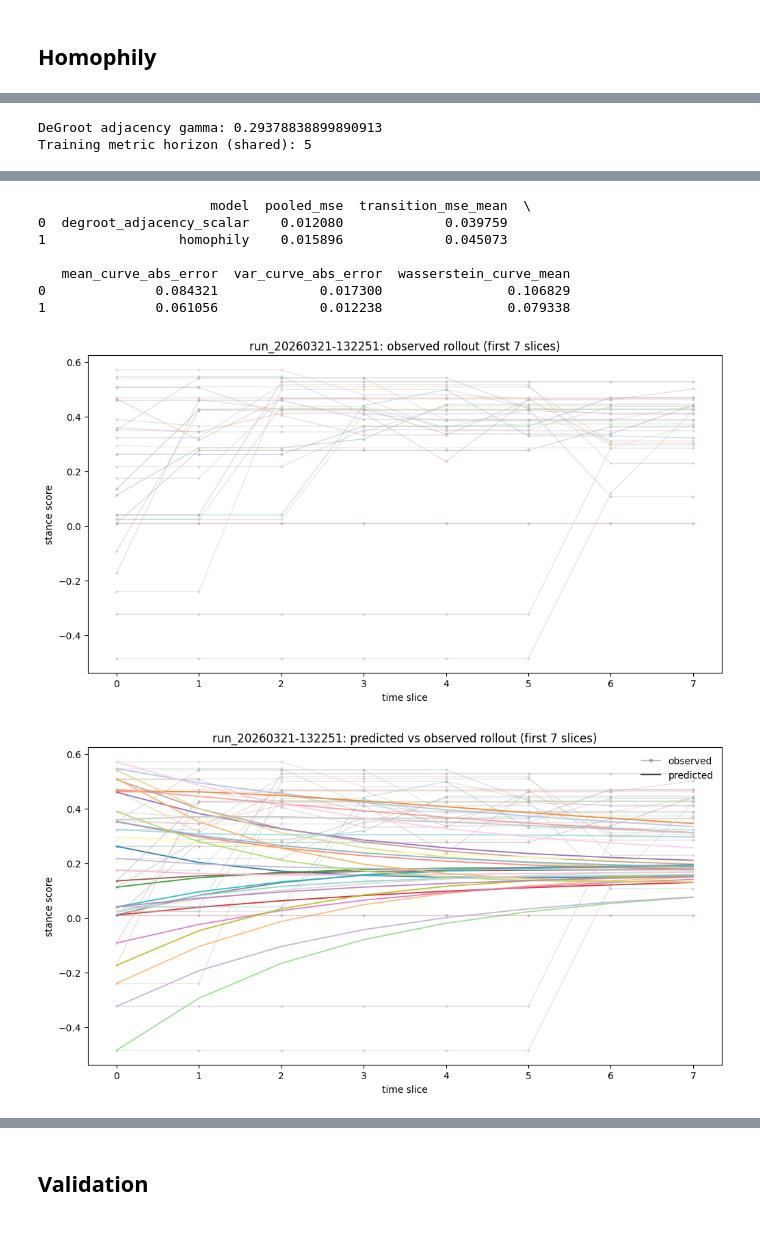
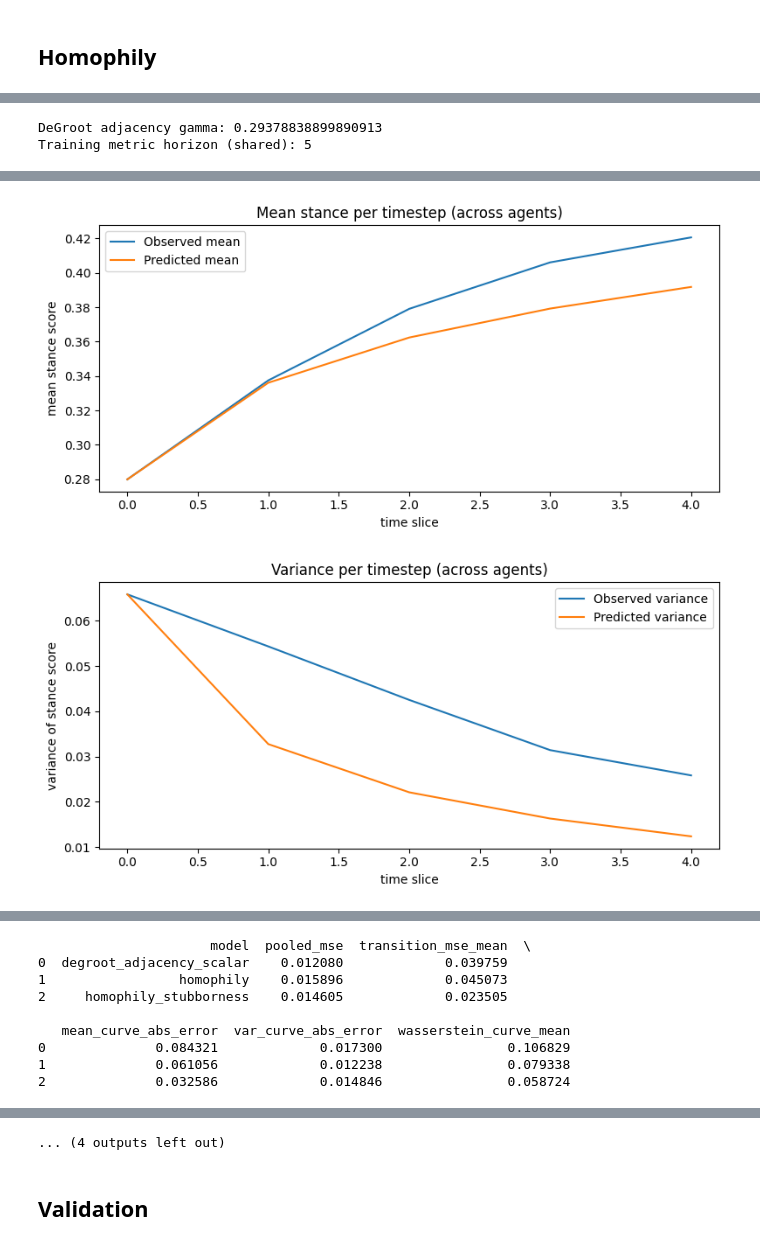
Before and after one commit to samuelLi05/llm-network, a Jupyter notebook: modeling/models/opinion_fitting.ipynb, the cells around one changed output, grey strips where cells are left out. Saved outputs shown, nothing was run; the diff lists cells and outputs as text; code cells hidden in the pictures.

Commit message:
fix homophily stuborness test

```diff
--- a/modeling/models/opinion_fitting.ipynb
+++ b/modeling/models/opinion_fitting.ipynb
@@ -157,6 +201,19 @@ DEGROOT_POOL_MSE = degroot_adj['mse_pool']
 
 PREDICTED_TRAJ_HOMO = {
     rn: rollout_with_homophily(HOMOPHILY_A, HOMOPHILY_GAMMA, np.asarray(RUN_TRAJ[rn], dtype=float)[0], PARAMS['rollout_horizon_cap'])
+    for rn in RUN_TRAJ.keys()
+}
+
+PREDICTED_TRAJ_HOMO_STUB = {
+    rn: rollout_with_homophily_stubborness(
+        HOMO_STUB_A,
+        HOMO_STUB_GAMMA,
+        HOMO_STUB_BIAS,
+        HOMO_STUB_L1,
+        HOMO_STUB_L2,
+        np.asarray(RUN_TRAJ[rn], dtype=float)[0],
+        PARAMS["rollout_horizon_cap"],
+    )
     for rn in RUN_TRAJ.keys()
 }
 
@@ -178,9 +235,23 @@ TRAIN_HOMO = evaluate_validation_model(
     ),
 )
 
+TRAIN_HOMO_STUB = evaluate_validation_model(
+    RUN_TRAJ,
+    lambda observed: rollout_with_homophily_stubborness(
+        HOMO_STUB_A,
+        HOMO_STUB_GAMMA,
+        HOMO_STUB_BIAS,
+        HOMO_STUB_L1,
+        HOMO_STUB_L2,
+        np.asarray(observed, dtype=float)[0],
+        PARAMS["rollout_horizon_cap"],
+    ),
+)
+
 TRAIN_CURVE_HORIZON = min(
     TRAIN_DEGROOT['mean_true_stack'].shape[1],
     TRAIN_HOMO['mean_true_stack'].shape[1],
+    TRAIN_HOMO_STUB['mean_true_stack'].shape[1],
 )
 print('DeGroot adjacency gamma:', DEGROOT_GAMMA)
 print('Training metric horizon (shared):', TRAIN_CURVE_HORIZON)
@@ -209,6 +280,18 @@ plot_wasserstein_distance_per_timestep(
     TRAIN_HOMO['wasserstein_stack'].mean(axis=0)[:TRAIN_CURVE_HORIZON],
 )
 
+plot_mean_per_timestep(
+    TRAIN_HOMO_STUB["mean_true_stack"].mean(axis=0)[:TRAIN_CURVE_HORIZON],
+    TRAIN_HOMO_STUB["mean_pred_stack"].mean(axis=0)[:TRAIN_CURVE_HORIZON],
+)
+plot_variance_per_timestep(
+    TRAIN_HOMO_STUB["var_true_stack"].mean(axis=0)[:TRAIN_CURVE_HORIZON],
+    TRAIN_HOMO_STUB["var_pred_stack"].mean(axis=0)[:TRAIN_CURVE_HORIZON],
+)
+plot_wasserstein_distance_per_timestep(
+    TRAIN_HOMO_STUB["wasserstein_stack"].mean(axis=0)[:TRAIN_CURVE_HORIZON],
+)
+
 train_summary = pd.DataFrame([
     {
         'model': 'degroot_adjacency_scalar',
@@ -217,39 +300,41 @@ train_summary = pd.DataFrame([
         'mean_curve_abs_error': TRAIN_DEGROOT['mean_curve_abs_error'],
         'var_curve_abs_error': TRAIN_DEGROOT['var_curve_abs_error'],
         'wasserstein_curve_mean': TRAIN_DEGROOT['wasserstein_curve_mean'],
     },
     {
         'model': 'homophily',
         'pooled_mse': HOMOPHILY['mse_pool'],
         'transition_mse_mean': TRAIN_HOMO['transition_mse_mean'],
         'mean_curve_abs_error': TRAIN_HOMO['mean_curve_abs_error'],
         'var_curve_abs_error': TRAIN_HOMO['var_curve_abs_error'],
         'wasserstein_curve_mean': TRAIN_HOMO['wasserstein_curve_mean'],
     },
+    {
+        'model': 'homophily_stubborness',
+        'pooled_mse': BEST_HOMO_STUB['mse_pool'],
+        'transition_mse_mean': TRAIN_HOMO_STUB['transition_mse_mean'],
+        'mean_curve_abs_error': TRAIN_HOMO_STUB['mean_curve_abs_error'],
+        'var_curve_abs_error': TRAIN_HOMO_STUB['var_curve_abs_error'],
+        'wasserstein_curve_mean': TRAIN_HOMO_STUB['wasserstein_curve_mean'],
+    }
 ])
 print(train_summary)
 
 run_names = sorted(RUN_TRAJ.keys())
 run_id = run_names[12]
 plot_observed_trajectories(run_id, RUN_TRAJ[run_id], GLOBAL_AGENT_IDS, 10)
 plot_predicted_vs_observed(run_id, RUN_TRAJ[run_id], degroot_rollout_prediction(GLOBAL_W, np.asarray(RUN_TRAJ[run_id], dtype=float)[0], PARAMS['rollout_horizon_cap']), GLOBAL_AGENT_IDS, 10)
 plot_observed_trajectories(run_id, RUN_TRAJ[run_id], GLOBAL_AGENT_IDS, 10)
 plot_predicted_vs_observed(run_id, RUN_TRAJ[run_id], PREDICTED_TRAJ_HOMO[run_id], GLOBAL_AGENT_IDS, 10)
+plot_predicted_vs_observed(run_id, RUN_TRAJ[run_id], PREDICTED_TRAJ_HOMO_STUB[run_id], GLOBAL_AGENT_IDS, 10)
 # %% [output]
 DeGroot adjacency gamma: 0.29378838899890913
 Training metric horizon (shared): 5
 [figure]
 [figure]
 [figure]
 [figure]
 [figure]
 [figure]
-                      model  pooled_mse  transition_mse_mean  \
-0  degroot_adjacency_scalar    0.012080             0.039759
-1                 homophily    0.015896             0.045073
-
-   mean_curve_abs_error  var_curve_abs_error  wasserstein_curve_mean
-0              0.084321             0.017300                0.106829
-1              0.061056             0.012238                0.079338
-[figure, old version]
+[figure, new version]
-[figure, old version]
+[figure, new version]
@@ -256,0 +342,9 @@ Training metric horizon (shared): 5
+                      model  pooled_mse  transition_mse_mean  \
+0  degroot_adjacency_scalar    0.012080             0.039759
+1                 homophily    0.015896             0.045073
+2     homophily_stubborness    0.014605             0.023505
+
+   mean_curve_abs_error  var_curve_abs_error  wasserstein_curve_mean
+0              0.084321             0.017300                0.106829
+1              0.061056             0.012238                0.079338
+2              0.032586             0.014846                0.058724
@@ -258,3 +352,4 @@ Training metric horizon (shared): 5
+... (4 outputs left out)
 # %% [markdown]
 ## Validation
 # %%
```
Also changed, not shown: parts of 6 cells of this notebook, 1 other file.
